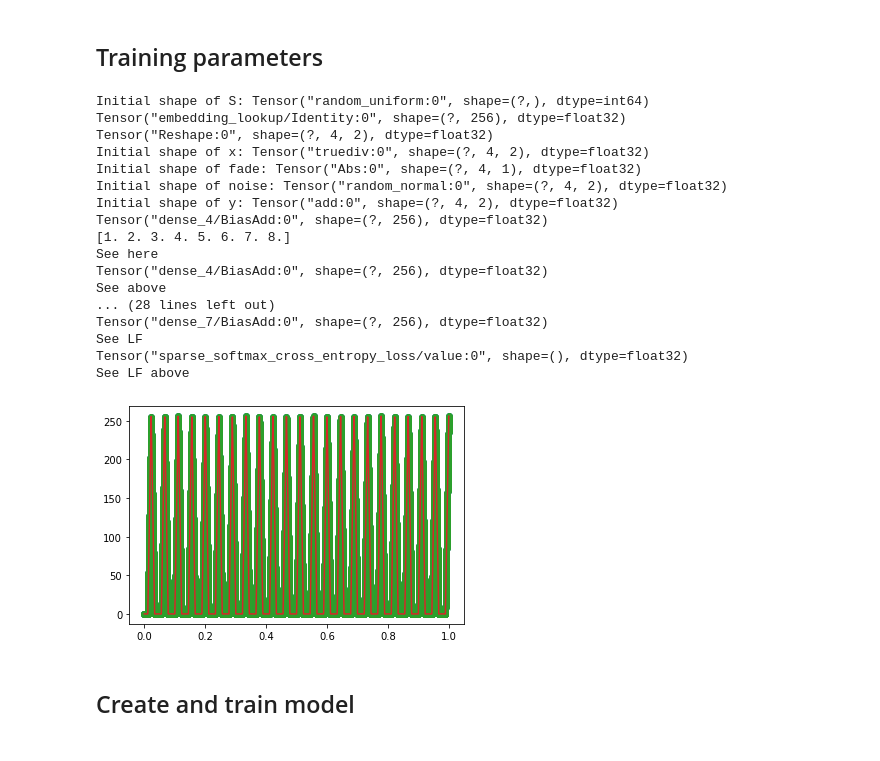
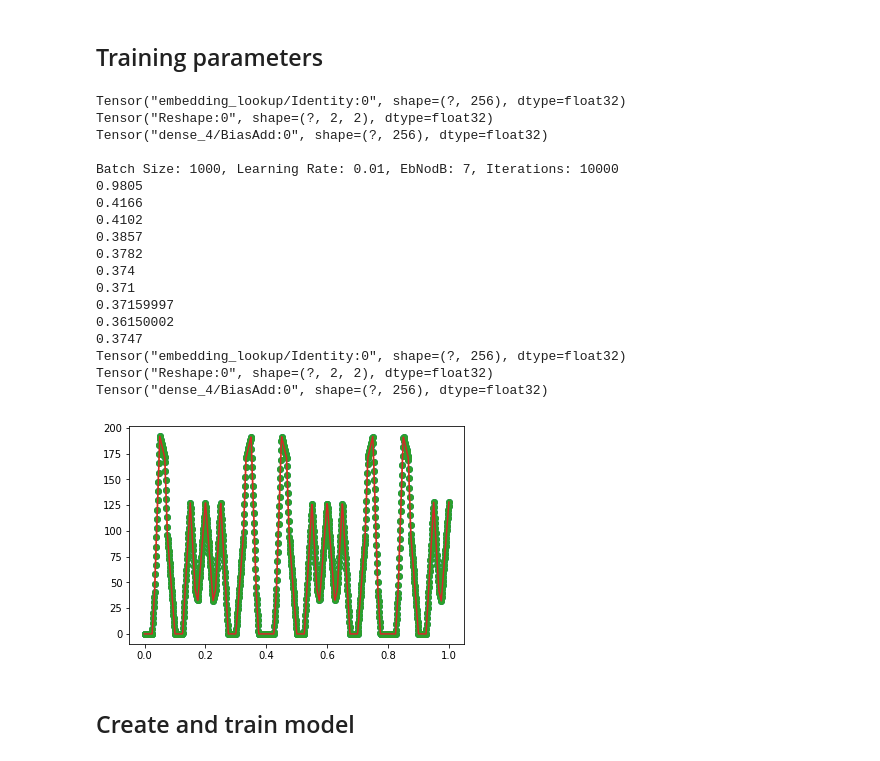
Before and after one commit to neelabhro/Deep-Learning-based-Wireless-Communications, a Jupyter notebook: Rayleigh_COLAB_WeightedNN_MParametrized.ipynb, the cells around one changed output. Saved outputs shown, nothing was run; the diff lists cells and outputs as text; code cells hidden in the pictures.

```diff
--- a/Rayleigh_COLAB_WeightedNN_MParametrized.ipynb
+++ b/Rayleigh_COLAB_WeightedNN_MParametrized.ipynb
@@ -24,7 +23,7 @@ pi = tf.constant(math.pi)
 # %% [markdown]
 #### System parameters
 # %%
-batch_size = 10000
+batch_size = 1000
 
 #print(tr)
 #plt.plot(t, tr)
@@ -61,35 +60,9 @@ replacements = dict(zip(rp1,rp2))
 replacer = replacements.get
 tr = ([replacer(n, n) for n in tr])
 
-#tr2 = ([replacer(n, n) for n in triangle3])
 print(tr)
-#plt.plot(t, tr)
-#plt.legend(['Input signal', 'Quantized and bit flipped'])
 
-#s_ind = np.empty(shape=(M,batch_size))
 s_ind = {}
 for j in range(M):
   s_ind[j] = [i for i, x in enumerate(tr) if x == j]
-
-#s_ind = np.where(tr == 1)[0]
-#  s_ind[j] = np.where(tr == j)
-#s_ind_0 = [i for i, x in enumerate(tr) if x == 0]
-#s_ind_1 = [i for i, x in enumerate(tr) if x == 1]
-#s_ind_2 = [i for i, x in enumerate(tr) if x == 2]
-#s_ind_3 = [i for i, x in enumerate(tr) if x == 3]
-#s_ind_4 = [i for i, x in enumerate(tr) if x == 4]
-#s_ind_5 = [i for i, x in enumerate(tr) if x == 5]
-#s_ind_6 = [i for i, x in enumerate(tr) if x == 6]
-#s_ind_7 = [i for i, x in enumerate(tr) if x == 7]
-#s_ind_8 = [i for i, x in enumerate(tr) if x == 8]
-#s_ind_9 = [i for i, x in enumerate(tr) if x == 9]
-#s_ind_10 = [i for i, x in enumerate(tr) if x == 10]
-#s_ind_11 = [i for i, x in enumerate(tr) if x == 11]
-#s_ind_12 = [i for i, x in enumerate(tr) if x == 12]
-#s_ind_13 = [i for i, x in enumerate(tr) if x == 13]
-#s_ind_14 = [i for i, x in enumerate(tr) if x == 14]
-#s_ind_15 = [i for i, x in enumerate(tr) if x == 15]
-#print(s_ind[15])
-#print(s_ind_0)
-#print([tr[x] for x in s_ind_0])
 # %% [output]
@@ -98,6 +71,6 @@ for j in range(M):
 # %%
 k = 8       # Number of information bits per message, i.e., M=2**k
-n = 8       # Number of real channel uses per message
+n = 4       # Number of real channel uses per message
 seed = 2    # Seed RNG reproduce identical results
 # %% [markdown]
 #### The Autoencoder Class
@@ -451,57 +363,50 @@ class AE(object):
 # %%
 train_EbNodB = 7
 val_EbNodB = train_EbNodB
 
-#lr = (tf.train.exponential_decay(1e-10, global_step = 100, decay_steps=100, decay_rate=1.30))
-#lr = tf.cast(lr, tf.float32)
-#lr = [0.0001, 0.0005, 0.001, 0.005, 0.01, 0.05, 0.1, 0.5]
-#lr  = [0.005, 0.007, 0.009, 0.011, 0.015, 0.020, 0.025, 0.030, 0.035, 0.040, 0.045, 0.05]
 lr = 0.01
-#epoch = [1, 10, 100, 500, 1000, 2000, 5000, 10000, 50000, 100000, 500000]
 
 epoch = [10000]
-# decay_learning_rate = learning_rate *decay_rate ^ (global_step / decay_steps)
-#global_step = tf.train.get_global_step()
-#tf.summary.scalar('learning_rate', lr)
-#for i in epoch:
+
 training_params = [
     #batch_size, lr, ebnodb, iterations
-    [10000 , 0.01, train_EbNodB, 10000]
+    [1000 , 0.01, train_EbNodB, 10000]
 #    [10000 , 0.001, train_EbNodB, 10000]
     ]
 
 validation_params = [
     #batch_size, ebnodb, val_steps
     [10000, val_EbNodB, 1000],
     [10000, val_EbNodB, 1000],
     [10000, val_EbNodB, 1000]
     ]
 
 model_file_uw = 'models/ae_k_{}_n_{}'.format(k,n)
 ae = AE(k,n,seed)
 ae.train(training_params, validation_params)
 ae.save(model_file_uw);
 ae = AE(k,n,seed, filename=model_file_uw)
   #ae.plot_constellation();
   #ae.end2end(tr)
 # %% [output]
-Initial shape of S: Tensor("random_uniform:0", shape=(?,), dtype=int64)
 Tensor("embedding_lookup/Identity:0", shape=(?, 256), dtype=float32)
-Tensor("Reshape:0", shape=(?, 4, 2), dtype=float32)
-Initial shape of x: Tensor("truediv:0", shape=(?, 4, 2), dtype=float32)
-Initial shape of fade: Tensor("Abs:0", shape=(?, 4, 1), dtype=float32)
-Initial shape of noise: Tensor("random_normal:0", shape=(?, 4, 2), dtype=float32)
-Initial shape of y: Tensor("add:0", shape=(?, 4, 2), dtype=float32)
+Tensor("Reshape:0", shape=(?, 2, 2), dtype=float32)
 Tensor("dense_4/BiasAdd:0", shape=(?, 256), dtype=float32)
-[1. 2. 3. 4. 5. 6. 7. 8.]
-See here
+
+Batch Size: 1000, Learning Rate: 0.01, EbNodB: 7, Iterations: 10000
+0.9805
+0.4166
+0.4102
+0.3857
+0.3782
+0.374
+0.371
+0.37159997
+0.36150002
+0.3747
+Tensor("embedding_lookup/Identity:0", shape=(?, 256), dtype=float32)
+Tensor("Reshape:0", shape=(?, 2, 2), dtype=float32)
 Tensor("dense_4/BiasAdd:0", shape=(?, 256), dtype=float32)
-See above
-... (28 lines left out)
-Tensor("dense_7/BiasAdd:0", shape=(?, 256), dtype=float32)
-See LF
-Tensor("sparse_softmax_cross_entropy_loss/value:0", shape=(), dtype=float32)
-See LF above
-[figure, old version]
+[figure, new version]
 # %% [markdown]
 ## Create and train model
```
Also changed, not shown: parts of 13 cells of this notebook.
